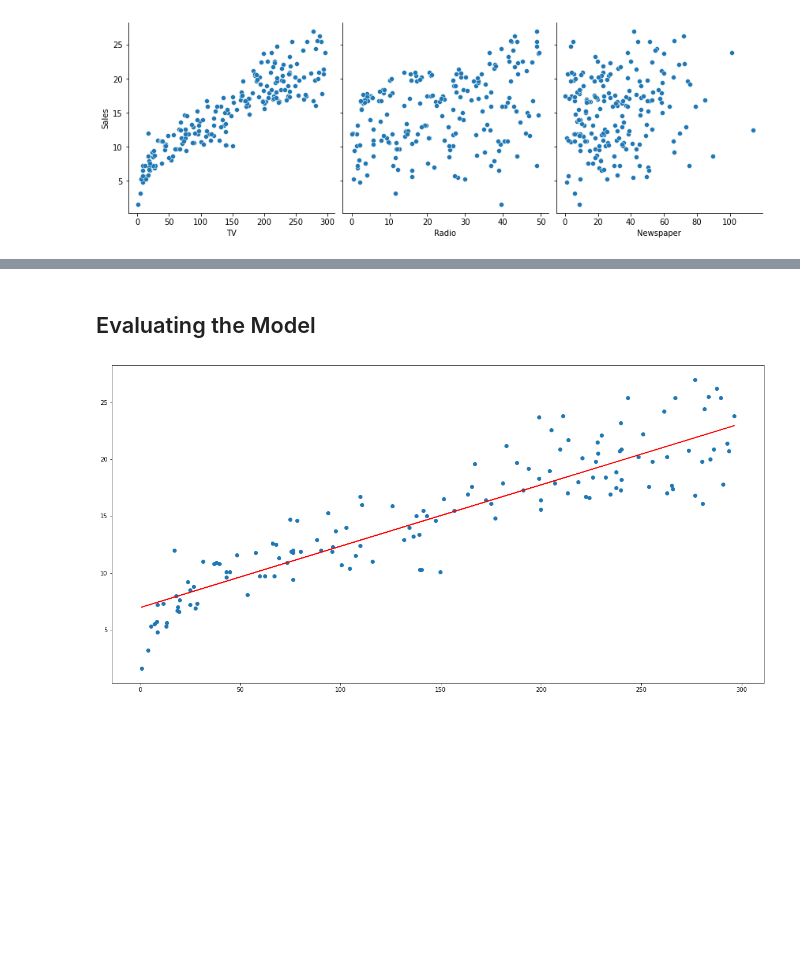
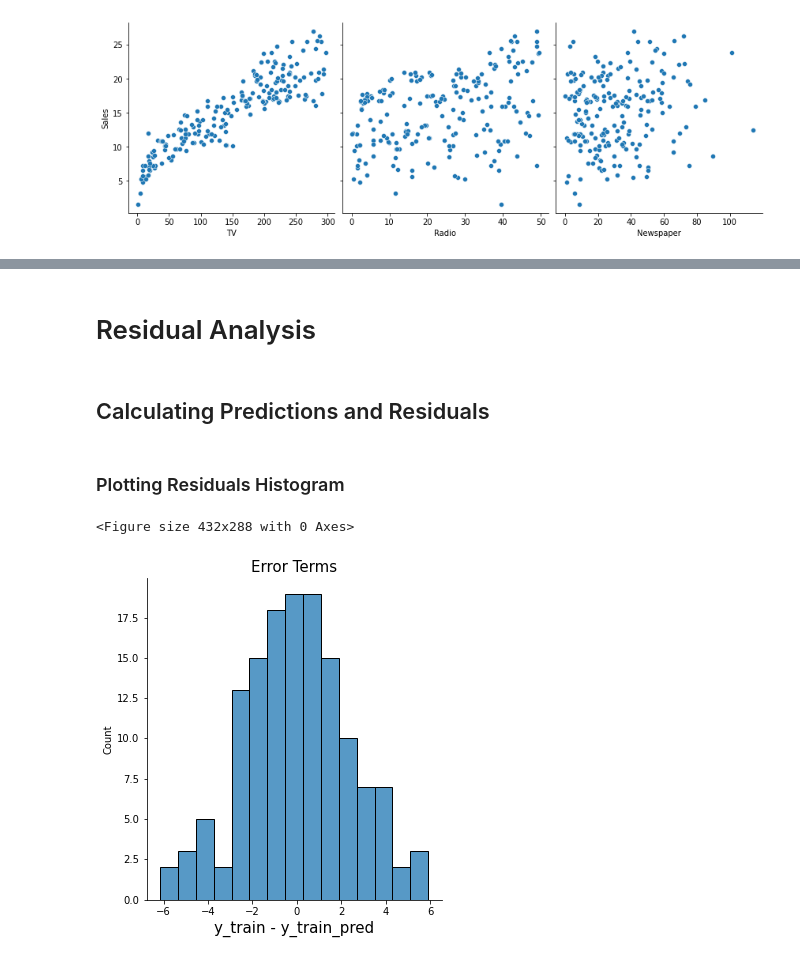
Before and after one commit to MrEktirir/Data-Analysis-Linear-Regression, a Jupyter notebook: analysis.ipynb, the cells around one changed output, grey strips where cells are left out. Cells and saved outputs as stored; diff of their text form; code cells hidden in the pictures; blank space fills up the shorter version.

Commit message:
Residual Analysis Completed
Completed the residual analysis including calculating predictions and residuals, plotting the residuals histogram, and creating a scatter plot of residuals.

```diff
--- a/analysis.ipynb
+++ b/analysis.ipynb
@@ -105,9 +81,0 @@ y = advertising['Sales']
-# %%
-from sklearn.model_selection import train_test_split
-
-X_train, X_test, y_train, y_test = train_test_split(X, y, test_size=0.3, random_state=100)
-
-print("X_train: ",X_train)
-print("X_train: ",X_test)
-print("y_train: ",y_train)
-print("y_train: ",y_test)
@@ -134,9 +81,0 @@ Name: Sales, dtype: float64
-# %%
-import statsmodels.api as sm
-
-X_train_sm = sm.add_constant(X_train)
-
-#Fitting Regression Model
-lr = sm.OLS(y_train, X_train_sm).fit()
-
-lr.params
@@ -169,11 +82,19 @@ Notes:
-# %% [markdown]
-## Evaluating the Model
-# %%
-# Visualizating the regression line
-
-plt.figure(figsize=(20, 10))
-plt.scatter(X_train, y_train)
-plt.plot(X_train, 6.948 + 0.054*X_train, 'r')
-plt.show()
-# %% [output]
-[figure, removed]
+# %% [markdown]
+# Residual Analysis
+# %% [markdown]
+## Calculating Predictions and Residuals
+# %% [markdown]
+### Plotting Residuals Histogram
+# %%
+y_train_pred = lr.predict(X_train_sm)
+
+res = (y_train - y_train_pred)
+
+fig = plt.figure()
+sns.displot(res, bins = 15)
+plt.title("Error Terms", fontsize = 15)
+plt.xlabel('y_train - y_train_pred', fontsize = 15)
+plt.show()
+# %% [output]
+<Figure size 432x288 with 0 Axes>
+[figure, added]
```
Also changed, not shown: parts of 13 cells of this notebook.
